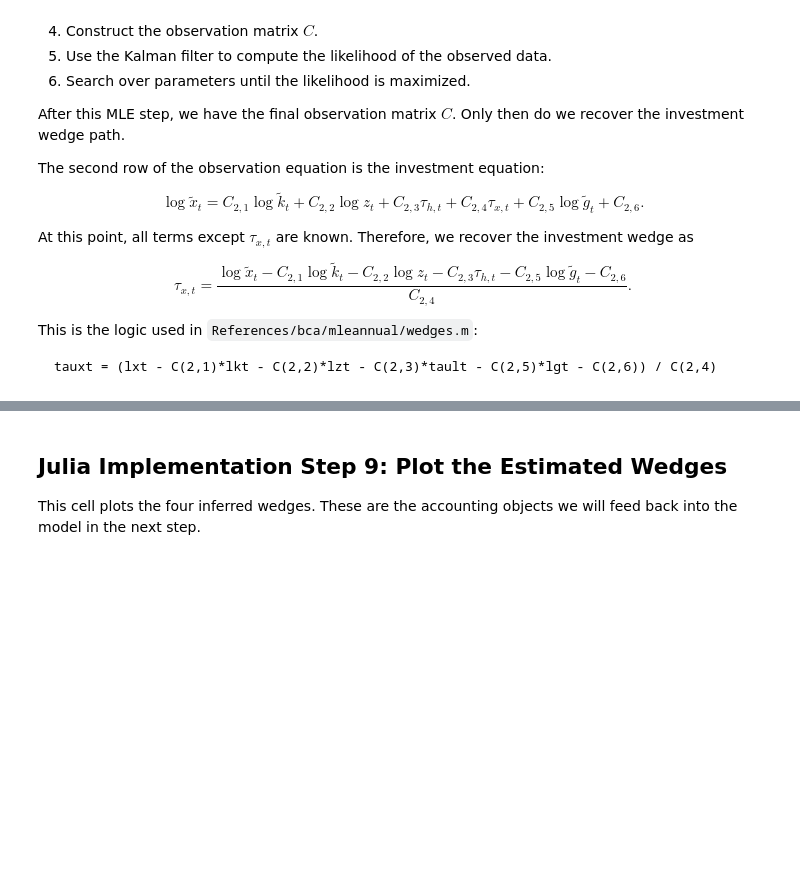
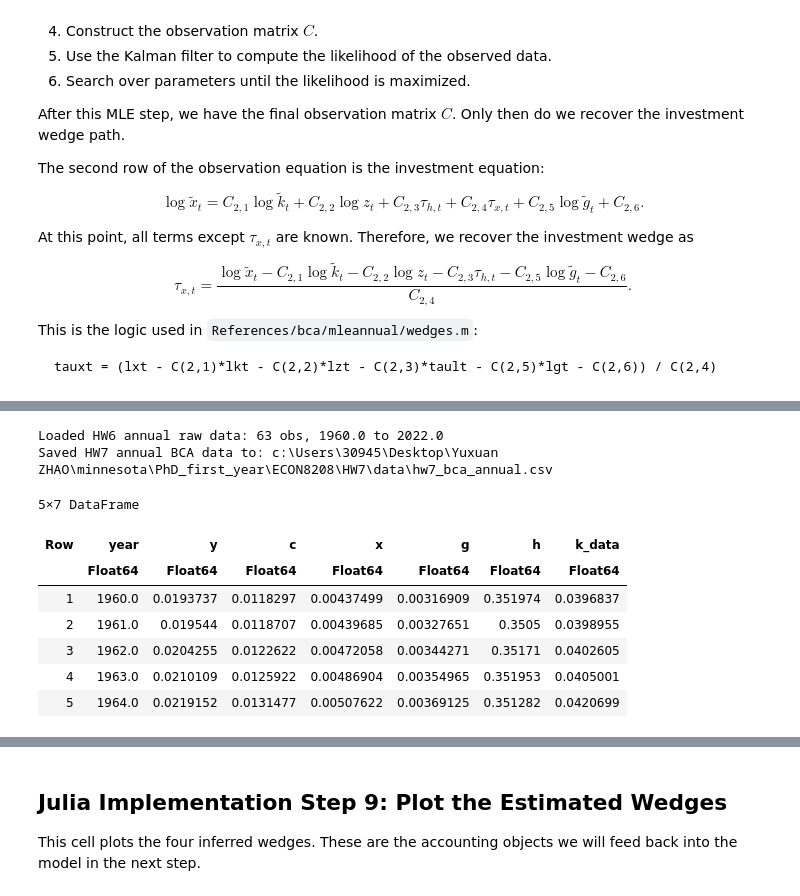
Before and after one commit to YuxuanZhao-Econ/ECON8208, a Jupyter notebook: HW7/HW7.ipynb, the cells around one changed output, grey strips where cells are left out. Saved outputs shown, nothing was run; the diff lists cells and outputs as text; code cells hidden in the pictures; blank space fills up the shorter version.

```diff
--- a/HW7/HW7.ipynb
+++ b/HW7/HW7.ipynb
@@ -1539,0 +656,75 @@ Investment wedge check: max |tau_x - tau_x_check| = 4.385380947269368e-15
+# %%
+using LinearAlgebra
+
+# -------------------------------------------------------
+# Load the HW6 annual raw data and build the BCA per-capita series
+# -------------------------------------------------------
+path_data = joinpath(pwd(), "..", "HW6", "data", "raw_data.xlsx")
+df_raw    = tools.load_raw_data_hw6(path_data; start_year = 1948)
+df, hours_df, _, _ = tools.compute_data_moments_hw6(df_raw)
+
+# Attach hours (defined only on years with BEA 6.9B / 6.7B coverage) to the main frame.
+hours_small = tools.select(hours_df, :year, :h)
+df = tools.leftjoin(df, hours_small, on = :year)
+df = filter(row -> !ismissing(row.h), df)
+df = sort(df, :year)
+
+years   = Float64.(df.year)
+gdp_r   = Float64.(df.gdp_real)
+gdp_n   = Float64.(df.gdp_nominal)
+pce     = Float64.(df.pce)
+inv_n   = Float64.(df.gross_investment)
+fa_n    = Float64.(df.private_fixed_assets)
+pop     = Float64.(df.population)
+
+# Real per-capita, following HW6's share x real-GDP convention
+y_pc = gdp_r ./ pop
+c_pc = (pce   ./ gdp_n) .* y_pc
+x_pc = (inv_n ./ gdp_n) .* y_pc
+k_pc = (fa_n  ./ gdp_n) .* y_pc
+h_pc = Float64.(df.h)
+
+# Resource-constraint residual: g = y - c - x
+g_pc = y_pc .- c_pc .- x_pc
+
+bca_data = tools.DataFrame(
+    year   = years,
+    y      = y_pc,
+    c      = c_pc,
+    x      = x_pc,
+    g      = g_pc,
+    h      = h_pc,
+    k_data = k_pc,
+)
+
+bca_data = filter(
+    row -> row.y > 0 && row.c > 0 && row.x > 0 && row.g > 0 &&
+           row.h > 0 && row.h < 1 && row.k_data > 0,
+    bca_data,
+)
+
+data_dir = joinpath(pwd(), "data")
+mkpath(data_dir)
+data_file = joinpath(data_dir, "hw7_bca_annual.csv")
+open(data_file, "w") do io
+    println(io, "year,y,c,x,g,h,k_data")
+    for row in tools.eachrow(bca_data)
+        println(io, "$(row.year),$(row.y),$(row.c),$(row.x),$(row.g),$(row.h),$(row.k_data)")
+    end
+end
+
+println("Loaded HW6 annual raw data: ", size(bca_data, 1), " obs, ",
+        bca_data.year[1], " to ", bca_data.year[end])
+println("Saved HW7 annual BCA data to: ", data_file)
+first(bca_data, 5)
+# %% [output]
+Loaded HW6 annual raw data: 63 obs, 1960.0 to 2022.0
+Saved HW7 annual BCA data to: c:\Users\30945\Desktop\Yuxuan ZHAO\minnesota\PhD_first_year\ECON8208\HW7\data\hw7_bca_annual.csv
+5×7 DataFrame
+| Row | year | y | c | x | g | h | k_data |
+|  | Float64 | Float64 | Float64 | Float64 | Float64 | Float64 | Float64 |
+| 1 | 1960.0 | 0.0193737 | 0.0118297 | 0.00437499 | 0.00316909 | 0.351974 | 0.0396837 |
+| 2 | 1961.0 | 0.019544 | 0.0118707 | 0.00439685 | 0.00327651 | 0.3505 | 0.0398955 |
+| 3 | 1962.0 | 0.0204255 | 0.0122622 | 0.00472058 | 0.00344271 | 0.35171 | 0.0402605 |
+| 4 | 1963.0 | 0.0210109 | 0.0125922 | 0.00486904 | 0.00354965 | 0.351953 | 0.0405001 |
+| 5 | 1964.0 | 0.0219152 | 0.0131477 | 0.00507622 | 0.00369125 | 0.351282 | 0.0420699 |
```
Also changed, not shown: parts of 38 cells of this notebook, 11 other files.
